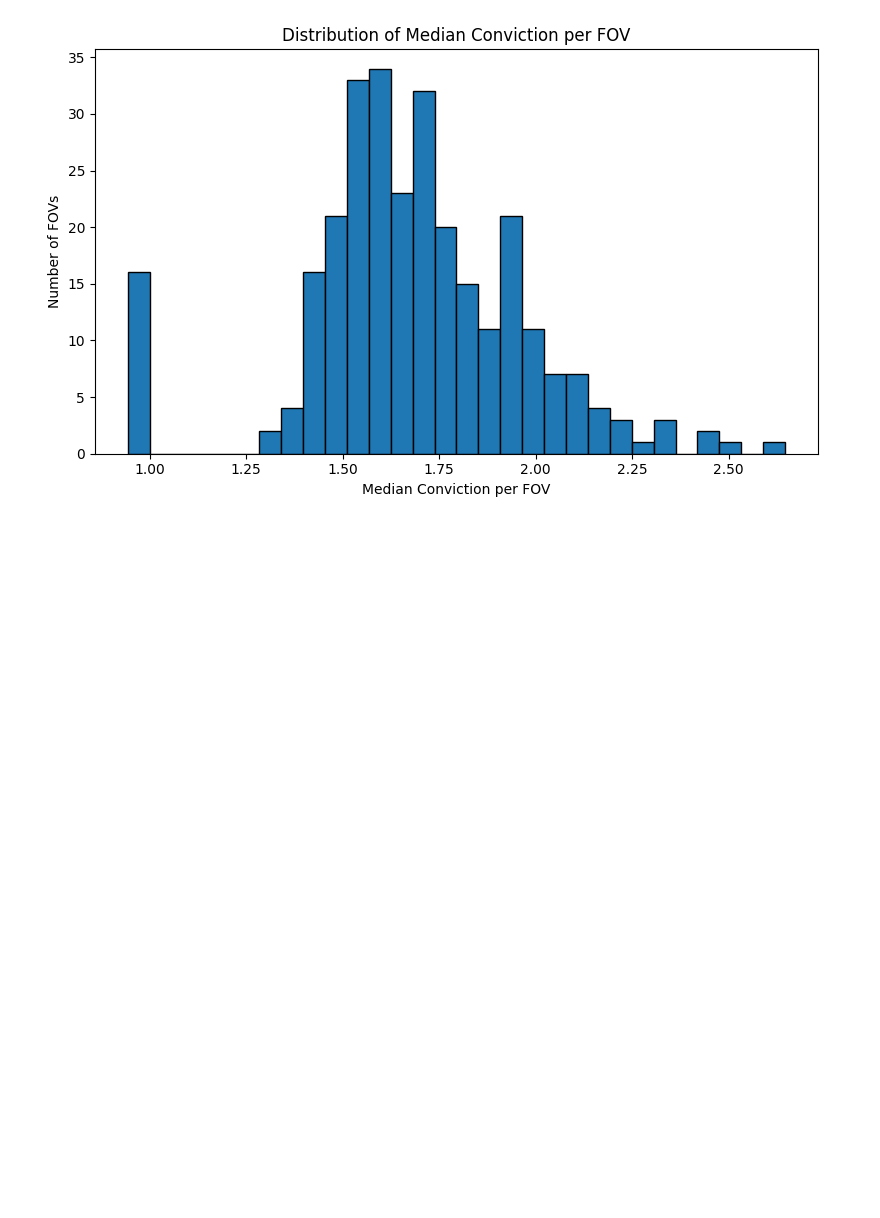
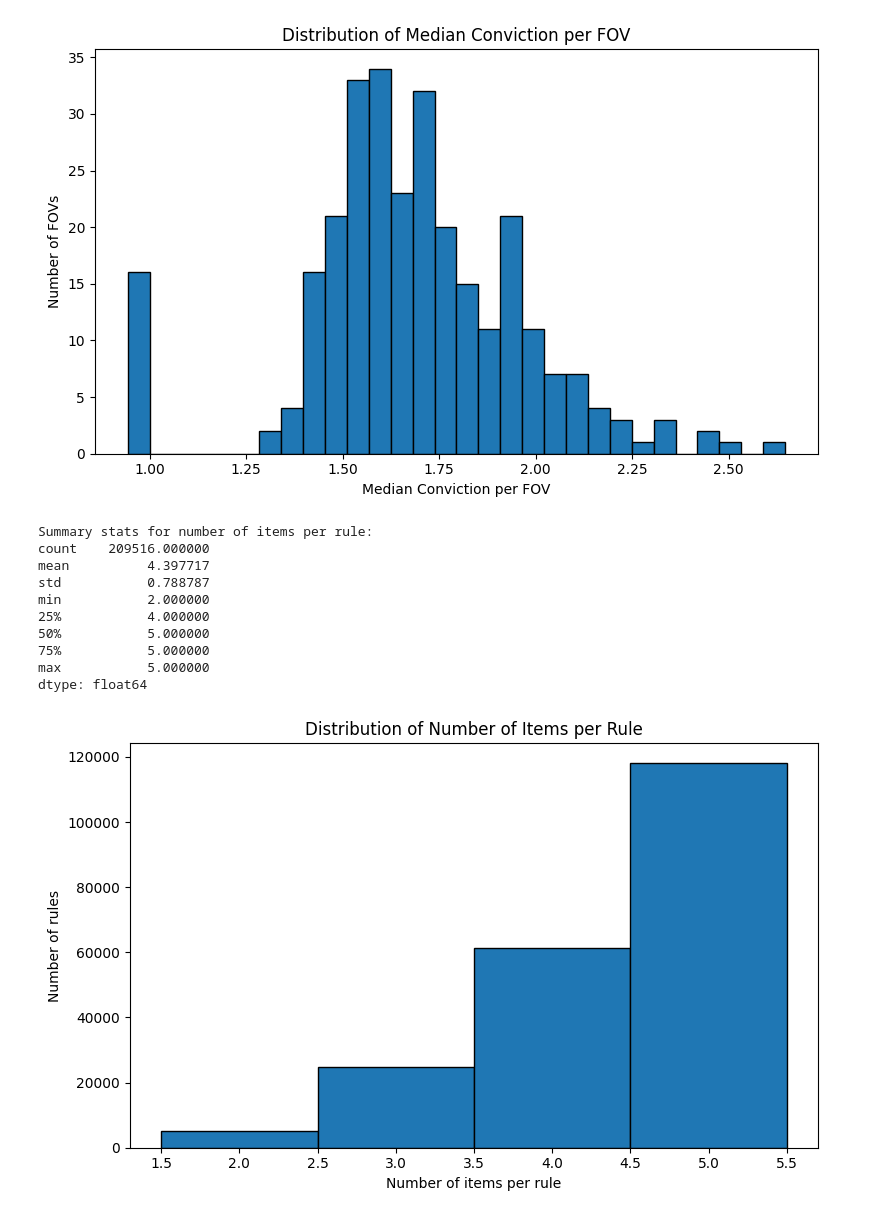
Before and after one commit to rachelbronerHU/bio-association-rule-mining-and-correlation, a Jupyter notebook: result_exploration/check_result_data.ipynb, the cells around one changed output. Drawn from its saved outputs; the diff is of its cells as text; code cells hidden in the pictures; blank space fills up the shorter version.

```diff
--- a/result_exploration/check_result_data.ipynb
+++ b/result_exploration/check_result_data.ipynb
@@ -268,3 +268,29 @@ Control_02_FOV_1  2.852353         inf
 [figure]
 [figure]
 [figure]
+# %%
+# Calculate the number of items in each rule (antecedents + consequents)
+n_items_per_rule = results_df["Antecedents"].apply(lambda x: len(eval(x))) + results_df["Consequents"].apply(lambda x: len(eval(x)))
+
+print("Summary stats for number of items per rule:")
+print(n_items_per_rule.describe())
+
+plt.figure(figsize=(8, 5))
+plt.hist(n_items_per_rule, bins=range(n_items_per_rule.min(), n_items_per_rule.max() + 2), edgecolor="black", align="left")
+plt.xlabel("Number of items per rule")
+plt.ylabel("Number of rules")
+plt.title("Distribution of Number of Items per Rule")
+plt.tight_layout()
+plt.show()
+# %% [output]
+Summary stats for number of items per rule:
+count    209516.000000
+mean          4.397717
+std           0.788787
+min           2.000000
+25%           4.000000
+50%           5.000000
+75%           5.000000
+max           5.000000
+dtype: float64
+[figure, added]
```
Also changed, not shown: parts of 1 cell of this notebook, 9 other files.
